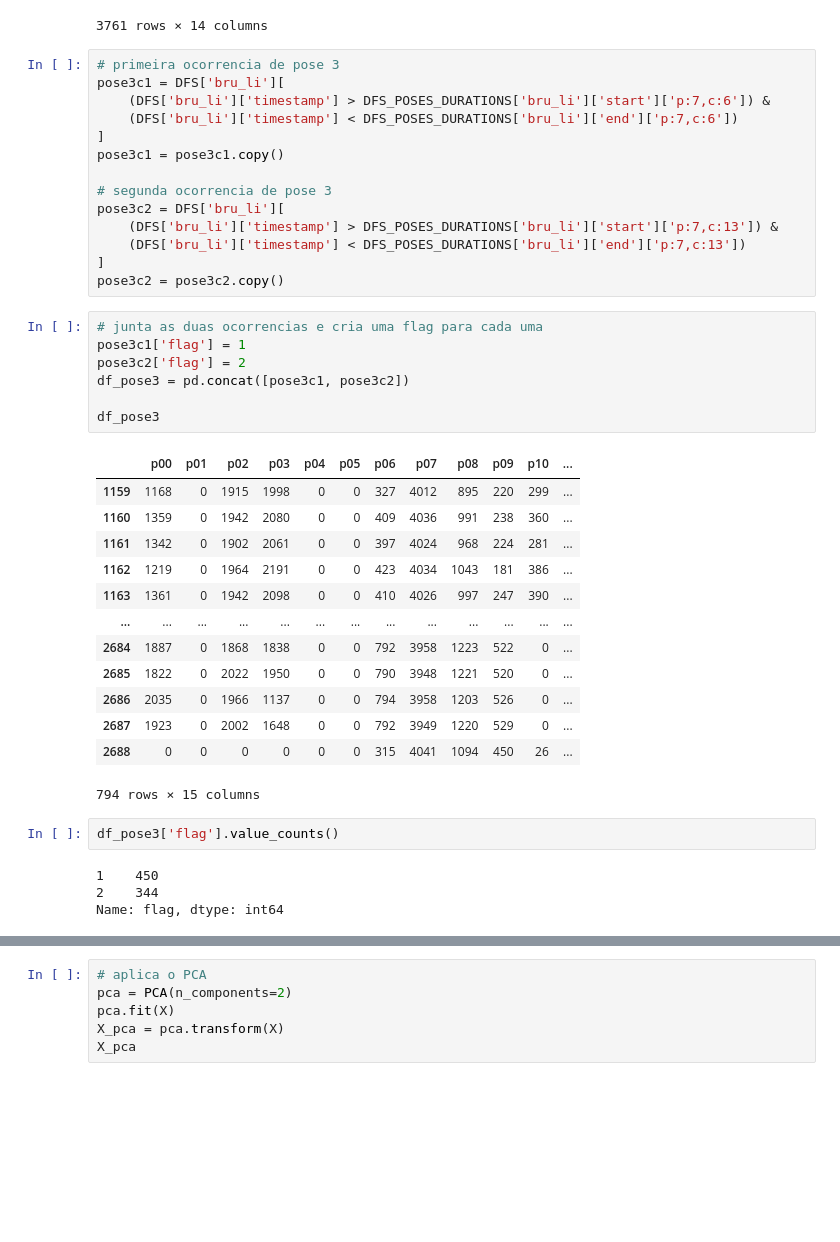
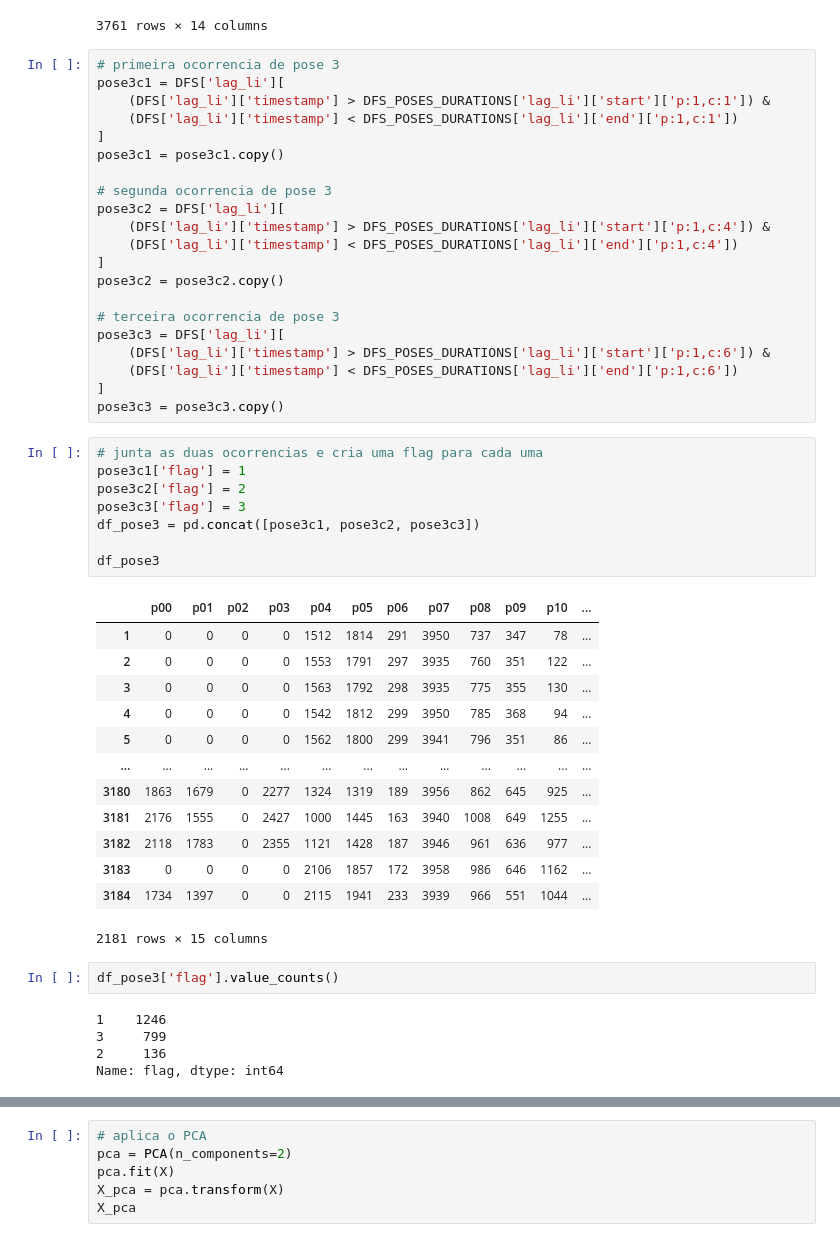
Before and after one commit to Posture-Analytics/SmartChair-ML, a Jupyter notebook: analise_postural.ipynb, the cells around one changed output, grey strips where cells are left out. Drawn from its saved outputs; the diff is of its cells as text; blank space fills up the shorter version.

```diff
--- a/analise_postural.ipynb
+++ b/analise_postural.ipynb
@@ -103,44 +97,53 @@ DFS['van_li']
 3761 rows × 14 columns
 # %%
 # primeira ocorrencia de pose 3
-pose3c1 = DFS['bru_li'][
-    (DFS['bru_li']['timestamp'] > DFS_POSES_DURATIONS['bru_li']['start']['p:7,c:6']) &
-    (DFS['bru_li']['timestamp'] < DFS_POSES_DURATIONS['bru_li']['end']['p:7,c:6'])
+pose3c1 = DFS['lag_li'][
+    (DFS['lag_li']['timestamp'] > DFS_POSES_DURATIONS['lag_li']['start']['p:1,c:1']) &
+    (DFS['lag_li']['timestamp'] < DFS_POSES_DURATIONS['lag_li']['end']['p:1,c:1'])
 ]
 pose3c1 = pose3c1.copy()
 
 # segunda ocorrencia de pose 3
-pose3c2 = DFS['bru_li'][
-    (DFS['bru_li']['timestamp'] > DFS_POSES_DURATIONS['bru_li']['start']['p:7,c:13']) &
-    (DFS['bru_li']['timestamp'] < DFS_POSES_DURATIONS['bru_li']['end']['p:7,c:13'])
+pose3c2 = DFS['lag_li'][
+    (DFS['lag_li']['timestamp'] > DFS_POSES_DURATIONS['lag_li']['start']['p:1,c:4']) &
+    (DFS['lag_li']['timestamp'] < DFS_POSES_DURATIONS['lag_li']['end']['p:1,c:4'])
 ]
 pose3c2 = pose3c2.copy()
+
+# terceira ocorrencia de pose 3
+pose3c3 = DFS['lag_li'][
+    (DFS['lag_li']['timestamp'] > DFS_POSES_DURATIONS['lag_li']['start']['p:1,c:6']) &
+    (DFS['lag_li']['timestamp'] < DFS_POSES_DURATIONS['lag_li']['end']['p:1,c:6'])
+]
+pose3c3 = pose3c3.copy()
 # %%
 # junta as duas ocorrencias e cria uma flag para cada uma
 pose3c1['flag'] = 1
 pose3c2['flag'] = 2
-df_pose3 = pd.concat([pose3c1, pose3c2])
+pose3c3['flag'] = 3
+df_pose3 = pd.concat([pose3c1, pose3c2, pose3c3])
 
 df_pose3
 # %% [output]
 |  | p00 | p01 | p02 | p03 | p04 | p05 | p06 | p07 | p08 | p09 | p10 | ... |
-| 1159 | 1168 | 0 | 1915 | 1998 | 0 | 0 | 327 | 4012 | 895 | 220 | 299 | ... |
-| 1160 | 1359 | 0 | 1942 | 2080 | 0 | 0 | 409 | 4036 | 991 | 238 | 360 | ... |
-| 1161 | 1342 | 0 | 1902 | 2061 | 0 | 0 | 397 | 4024 | 968 | 224 | 281 | ... |
-| 1162 | 1219 | 0 | 1964 | 2191 | 0 | 0 | 423 | 4034 | 1043 | 181 | 386 | ... |
-| 1163 | 1361 | 0 | 1942 | 2098 | 0 | 0 | 410 | 4026 | 997 | 247 | 390 | ... |
+| 1 | 0 | 0 | 0 | 0 | 1512 | 1814 | 291 | 3950 | 737 | 347 | 78 | ... |
+| 2 | 0 | 0 | 0 | 0 | 1553 | 1791 | 297 | 3935 | 760 | 351 | 122 | ... |
+| 3 | 0 | 0 | 0 | 0 | 1563 | 1792 | 298 | 3935 | 775 | 355 | 130 | ... |
+| 4 | 0 | 0 | 0 | 0 | 1542 | 1812 | 299 | 3950 | 785 | 368 | 94 | ... |
+| 5 | 0 | 0 | 0 | 0 | 1562 | 1800 | 299 | 3941 | 796 | 351 | 86 | ... |
 | ... | ... | ... | ... | ... | ... | ... | ... | ... | ... | ... | ... | ... |
-| 2684 | 1887 | 0 | 1868 | 1838 | 0 | 0 | 792 | 3958 | 1223 | 522 | 0 | ... |
-| 2685 | 1822 | 0 | 2022 | 1950 | 0 | 0 | 790 | 3948 | 1221 | 520 | 0 | ... |
-| 2686 | 2035 | 0 | 1966 | 1137 | 0 | 0 | 794 | 3958 | 1203 | 526 | 0 | ... |
-| 2687 | 1923 | 0 | 2002 | 1648 | 0 | 0 | 792 | 3949 | 1220 | 529 | 0 | ... |
-| 2688 | 0 | 0 | 0 | 0 | 0 | 0 | 315 | 4041 | 1094 | 450 | 26 | ... |
+| 3180 | 1863 | 1679 | 0 | 2277 | 1324 | 1319 | 189 | 3956 | 862 | 645 | 925 | ... |
+| 3181 | 2176 | 1555 | 0 | 2427 | 1000 | 1445 | 163 | 3940 | 1008 | 649 | 1255 | ... |
+| 3182 | 2118 | 1783 | 0 | 2355 | 1121 | 1428 | 187 | 3946 | 961 | 636 | 977 | ... |
+| 3183 | 0 | 0 | 0 | 0 | 2106 | 1857 | 172 | 3958 | 986 | 646 | 1162 | ... |
+| 3184 | 1734 | 1397 | 0 | 0 | 2115 | 1941 | 233 | 3939 | 966 | 551 | 1044 | ... |
-794 rows × 15 columns
+2181 rows × 15 columns
 # %%
 df_pose3['flag'].value_counts()
 # %% [output]
-1    450
-2    344
+1    1246
+3     799
+2     136
 Name: flag, dtype: int64
 # %%
 # separa o dataframa em features pro PCA e target
```
Also changed, not shown: parts of 4 cells of this notebook.
